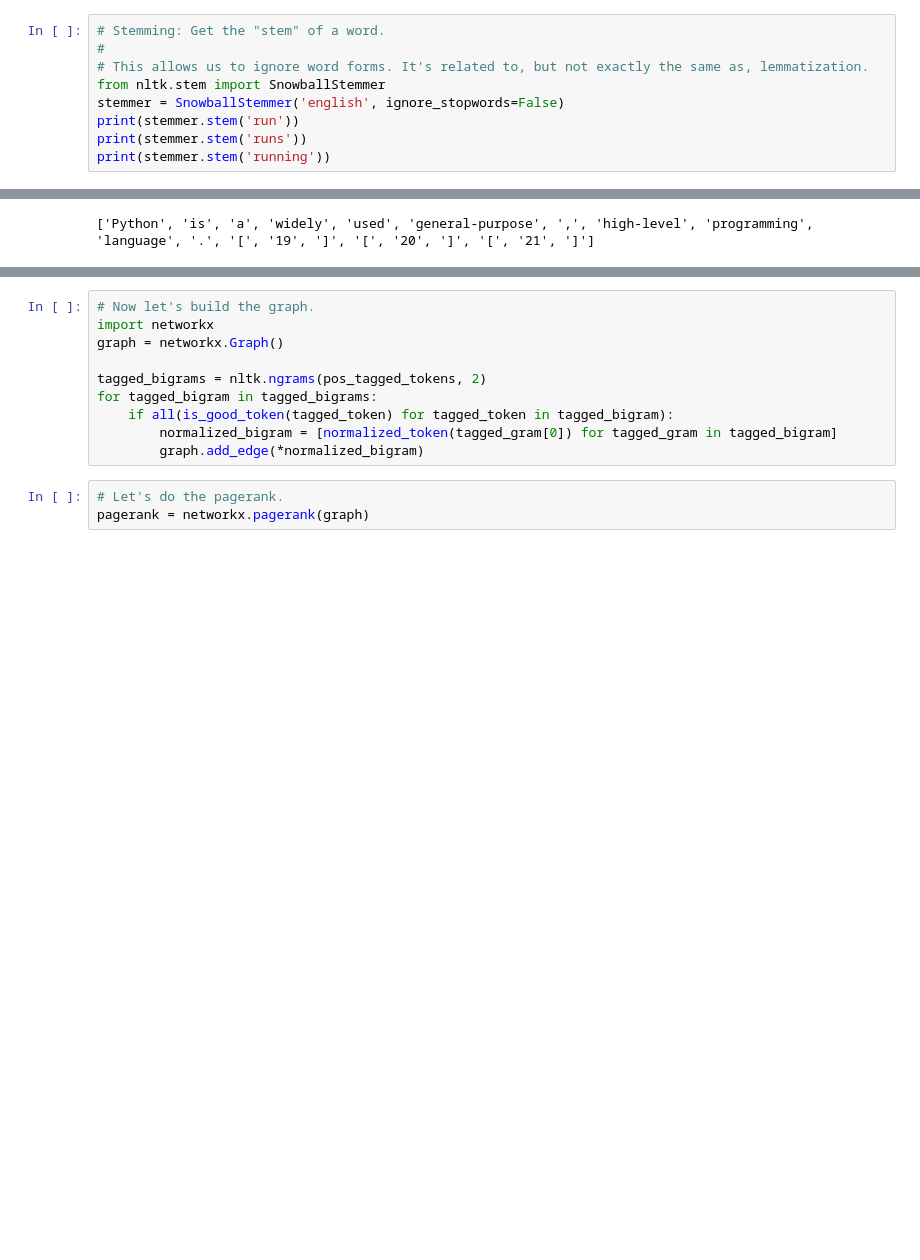
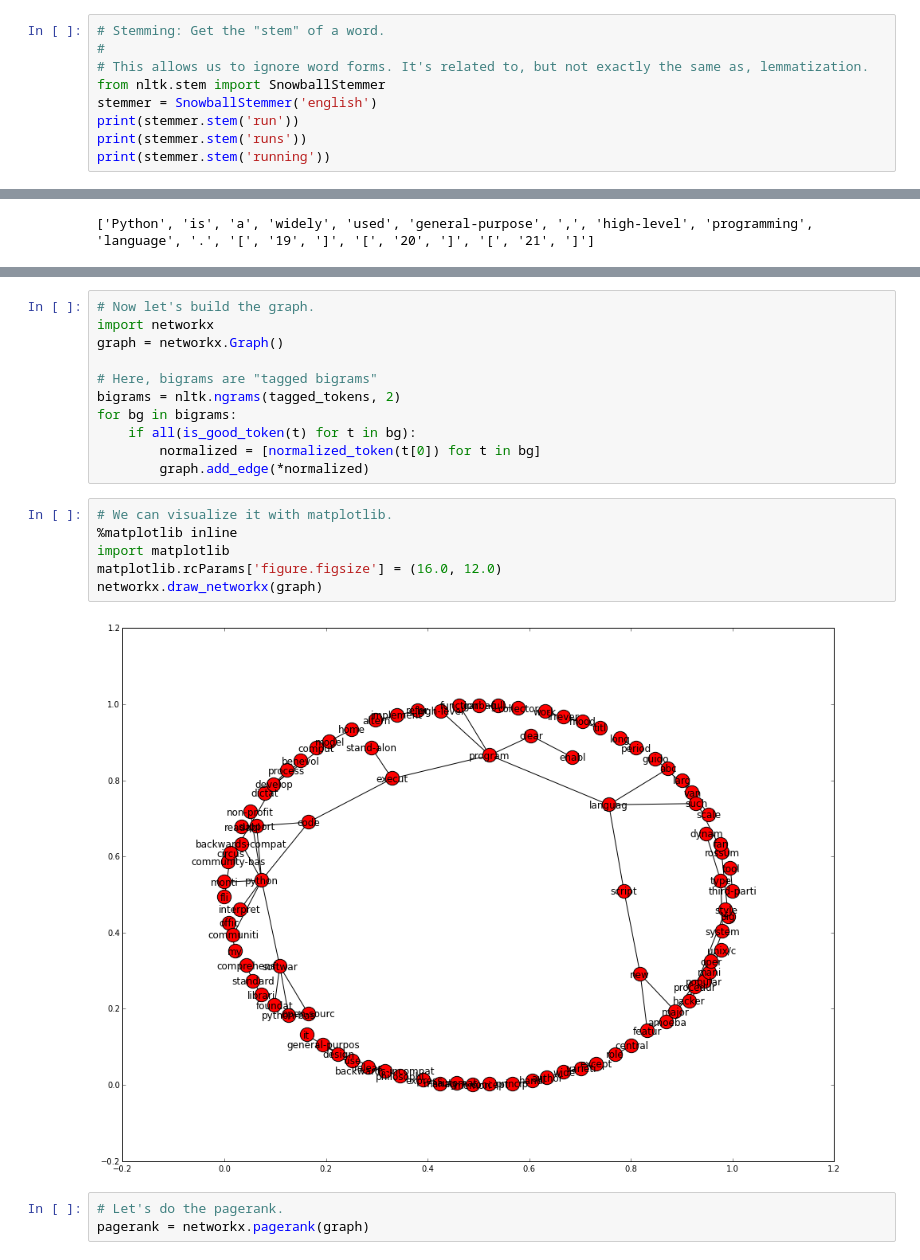
Before and after one commit to lukhnos/textrank-study-python, a Jupyter notebook: Key Phrase Extraction with Python.ipynb, the cells around one changed output, grey strips where cells are left out. Saved outputs shown, nothing was run; the diff lists cells and outputs as text; blank space fills up the shorter version.

```diff
--- a/Key Phrase Extraction with Python.ipynb
+++ b/Key Phrase Extraction with Python.ipynb
@@ -47,7 +68,7 @@ print(tokens)
 #
 # This allows us to ignore word forms. It's related to, but not exactly the same as, lemmatization.
 from nltk.stem import SnowballStemmer
-stemmer = SnowballStemmer('english', ignore_stopwords=False)
+stemmer = SnowballStemmer('english')
 print(stemmer.stem('run'))
 print(stemmer.stem('runs'))
 print(stemmer.stem('running'))
@@ -106,11 +122,20 @@ def normalized_token(token):
 import networkx
 graph = networkx.Graph()
 
-tagged_bigrams = nltk.ngrams(pos_tagged_tokens, 2)
-for tagged_bigram in tagged_bigrams:
-    if all(is_good_token(tagged_token) for tagged_token in tagged_bigram):
-        normalized_bigram = [normalized_token(tagged_gram[0]) for tagged_gram in tagged_bigram]
-        graph.add_edge(*normalized_bigram)
+# Here, bigrams are "tagged bigrams"
+bigrams = nltk.ngrams(tagged_tokens, 2)
+for bg in bigrams:
+    if all(is_good_token(t) for t in bg):
+        normalized = [normalized_token(t[0]) for t in bg]
+        graph.add_edge(*normalized)
+# %%
+# We can visualize it with matplotlib.
+%matplotlib inline
+import matplotlib
+matplotlib.rcParams['figure.figsize'] = (16.0, 12.0)
+networkx.draw_networkx(graph)
+# %% [output]
+[figure, added]
 # %%
 # Let's do the pagerank.
 pagerank = networkx.pagerank(graph)
```
Also changed, not shown: parts of 17 cells of this notebook.
